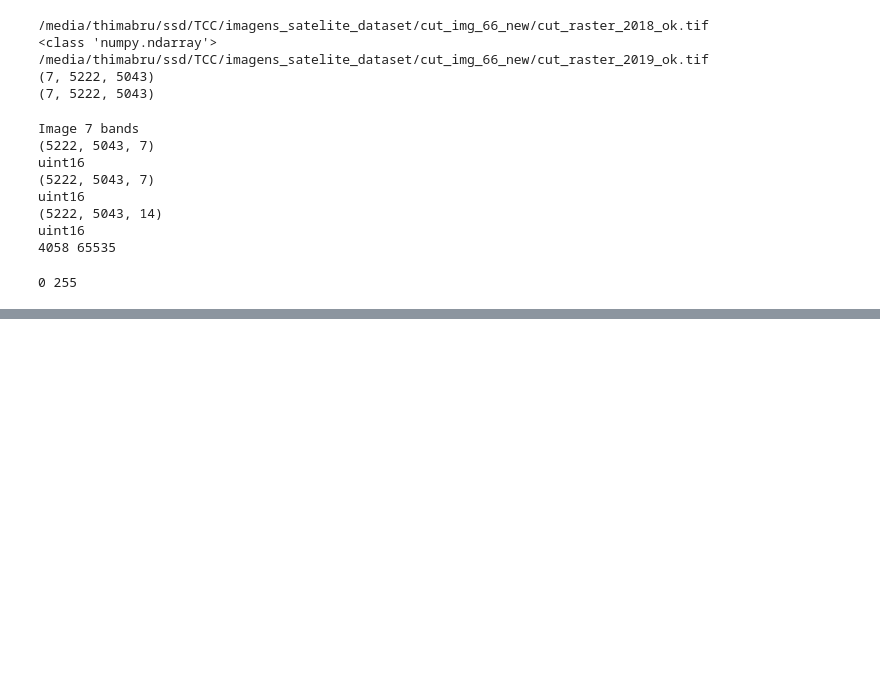
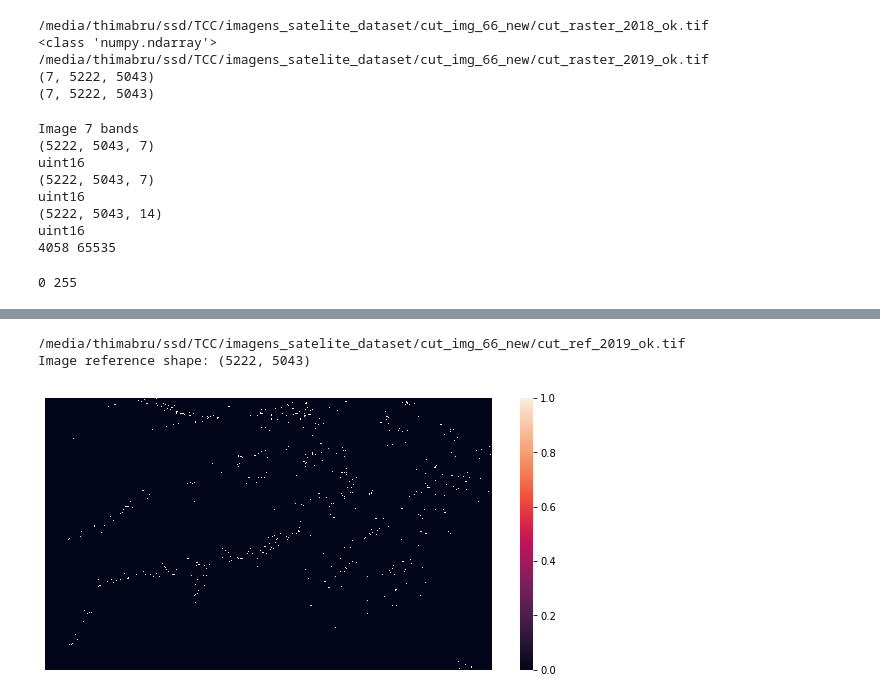
Before and after one commit to thimabru1010/resuneta, a Jupyter notebook: test_notebooks/CVA_test.ipynb, the cells around one changed output, grey strips where cells are left out. Saved outputs shown, nothing was run; the diff lists cells and outputs as text; code cells hidden in the pictures; blank space fills up the shorter version.

```diff
--- a/test_notebooks/CVA_test.ipynb
+++ b/test_notebooks/CVA_test.ipynb
@@ -93,0 +101,18 @@ ax.set_axis_off()
+# %%
+'''
+    0 --> No deforastation
+    1 --> Deforastation
+'''
+image_ref = load_tiff_image(os.path.join(root_path,
+                                        'cut_ref_2019_ok.tif'))
+# Clip to fit tiles of your specific image
+# image_ref = image_ref[:6100, :6600]
+# image_ref[img_mask_ref == -99] = -1
+print(f"Image reference shape: {image_ref.shape}")
+plt.figure(figsize=(10,5))
+ax = sns.heatmap(image_ref)
+ax.set_axis_off()
+# %% [output]
+/media/thimabru/ssd/TCC/imagens_satelite_dataset/cut_img_66_new/cut_ref_2019_ok.tif
+Image reference shape: (5222, 5043)
+[figure, added]
```
Also changed, not shown: parts of 5 cells of this notebook, 4 other files.
